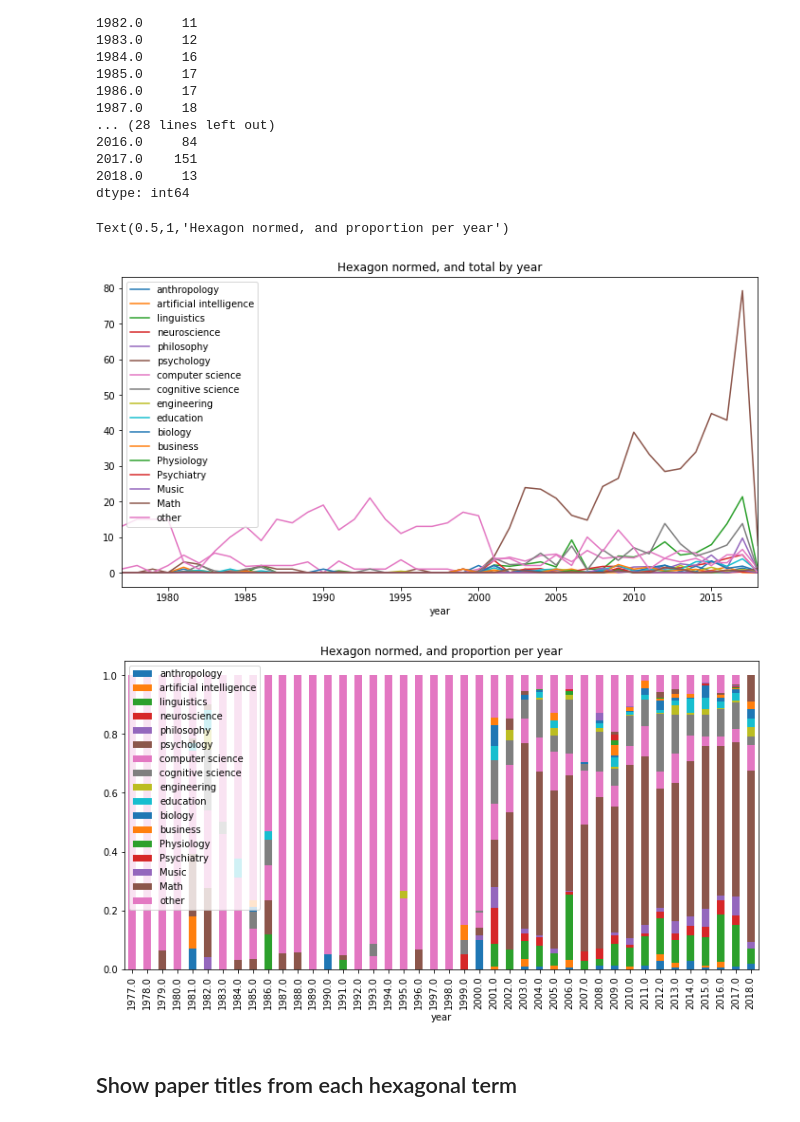
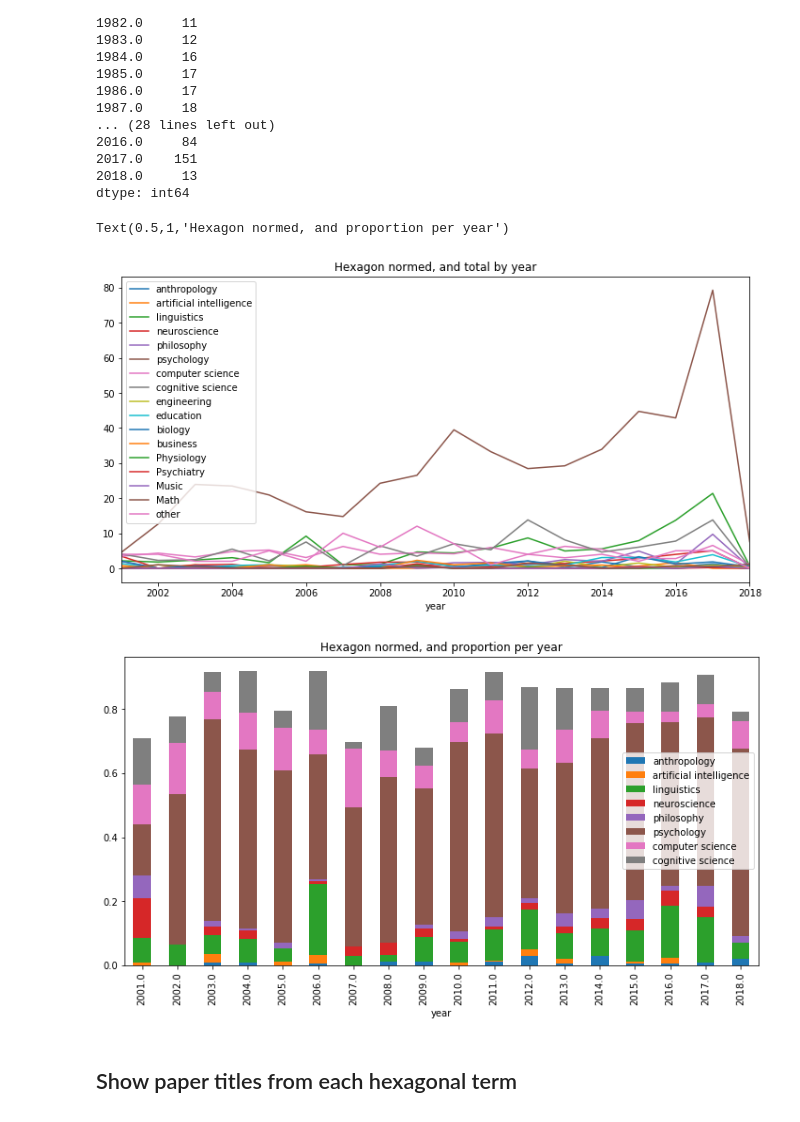
Before and after one commit to rdgao/WH2CogSci, a Jupyter notebook: parsing/Parsing V2 Data.ipynb, the cells around one changed output. Cells and saved outputs as stored; diff of their text form; code cells hidden in the pictures.

Commit message:
got hexagon plot working

```diff
--- a/parsing/Parsing V2 Data.ipynb
+++ b/parsing/Parsing V2 Data.ipynb
@@ -208,7 +209,7 @@ Now we can visualize hexagon values.
 #pd_concat[['year'] + columns]
 
 # plot hexagon normalized by total (0:-2 indexing to exclude columns missing and total)
-hex_normed = pd_concat[columns[:-2]].div(pd_concat['total'], axis='rows')
+hex_normed = pd_concat[pd_concat['year']>2000][columns[:-2]].div(pd_concat['total'], axis='rows')
 hex_normed.sum().plot(kind='bar', figsize=(6,6))
 plt.xticks(rotation=90)
 plt.title('Sum over all years')
@@ -217,0 +219,22 @@ Text(0.5,1,'Sum over all years')
+# %%
+# columns = ['anthropology', 'artificial intelligence', 'linguistics',
+#        'neuroscience', 'philosophy', 'psychology', 'computer science', 'cognitive science']
+
+columns = ['linguistics','philosophy', 'psychology', 'computer science', 'neuroscience','anthropology']
+
+
+print(hex_normed.keys())
+# plt.polar(theta_coor,hex_collapsed)
+# plt.set_rticks(theta_coor)
+
+
+fig = plt.figure(figsize=(10,10))
+ax = fig.add_subplot(1, 1, 1, polar=True)
+
+hex_collapsed = hex_normed.sum()[columns]/hex_normed.sum()[columns].sum()
+theta = np.linspace(0, np.pi*2-np.pi*2/len(hex_collapsed), len(hex_collapsed))+np.pi/6
+
+ax.plot(theta, hex_collapsed, '-o', lw=2)
+ax.plot(theta, np.ones_like(theta)/len(theta), 'k--',lw=2)
+ax.set_xticks(theta)
+ax.set_xticklabels(hex_collapsed.keys(), fontsize=15)
@@ -237,21 +275,24 @@ year
 dtype: int64
 # %%
 # this plots sum per year, which means it sums to the total # of articles written that year
-hex_normed.groupby(pd_concat['year']).sum().plot(figsize=(12,6))
+#hex_normed.groupby(pd_concat['year']).sum().plot(figsize=(12,6))
+hex_normed.groupby(pd_concat[pd_concat['year']>2000]['year']).sum().plot(figsize=(12,6))
 plt.title('Hexagon normed, and total by year')
 
 # this plots mean per year, which means it normalizes by the number of articles written per year
 #hex_normed.groupby(pd_concat['year']).mean().plot(figsize=(12,6))
-hex_normed.groupby(pd_concat['year']).mean().plot(kind='bar', stacked=True, figsize=(12,6))
+#hex_normed.groupby(pd_concat['year']).mean().plot(kind='bar', stacked=True, figsize=(12,6))
+hex_normed[columns].groupby(pd_concat[pd_concat['year']>2000]['year']).mean().plot(kind='bar', stacked=True, figsize=(12,6))
+
 #plt.yscale('log')
 plt.title('Hexagon normed, and proportion per year')
 
 # pd.groupby is a function that collects rows based on some criteria, in this case, the year of the article
 # you guys can figure out how to groupby decades or per 5 years
 # %% [output]
 Text(0.5,1,'Hexagon normed, and proportion per year')
-[figure, old version]
+[figure, new version]
-[figure, old version]
+[figure, new version]
 # %% [markdown]
 ## Show paper titles from each hexagonal term
 # %%
```
Also changed, not shown: parts of 5 cells of this notebook, 4 other files.
